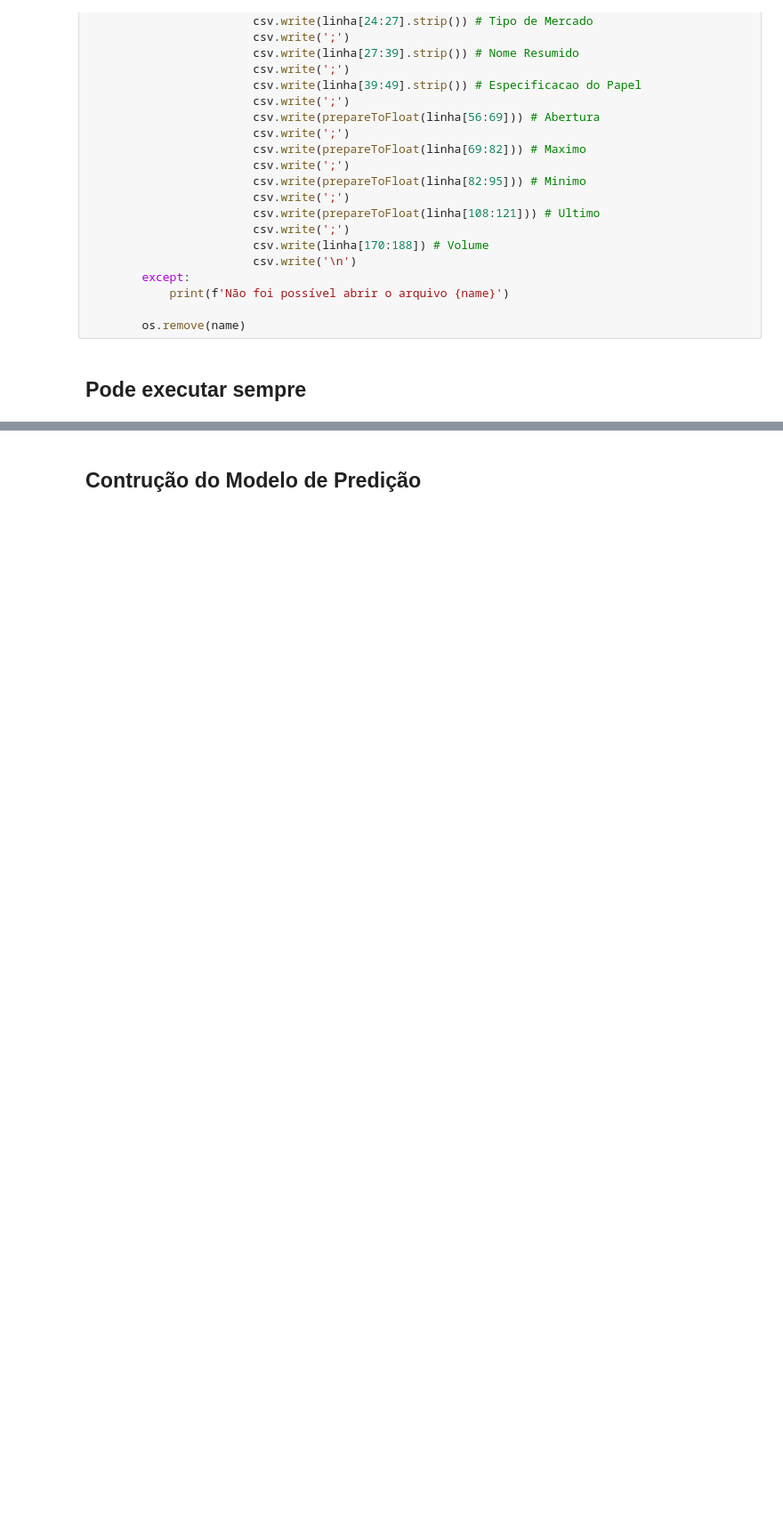
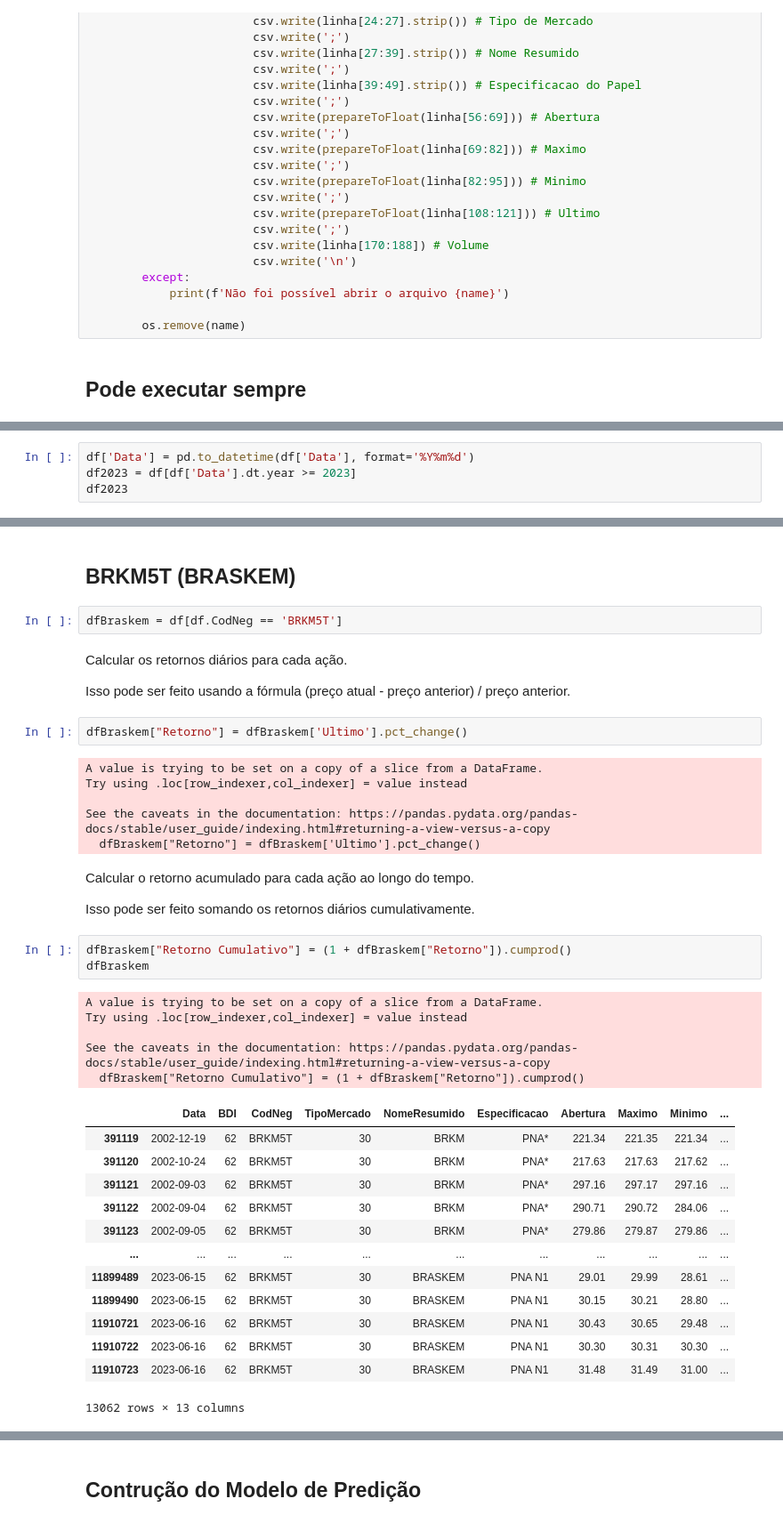
Before and after one commit to marciopmm/DataScienceProjects, a Jupyter notebook: Estudo-AtivosB3/Estudo.ipynb, the cells around one changed output, grey strips where cells are left out. Shown: that part at 89% size. Drawn from its saved outputs; the diff is of its cells as text; blank space fills up the shorter version.

```diff
--- a/Estudo-AtivosB3/Estudo.ipynb
+++ b/Estudo-AtivosB3/Estudo.ipynb
@@ -169,0 +157,4 @@ memory usage: 999.6+ MB
+# %%
+df['Data'] = pd.to_datetime(df['Data'], format='%Y%m%d')
+df2023 = df[df['Data'].dt.year >= 2023]
+df2023
@@ -170 +191,43 @@ memory usage: 999.6+ MB
+# %% [markdown]
+## BRKM5T (BRASKEM)
+# %%
+dfBraskem = df[df.CodNeg == 'BRKM5T']
+# %% [markdown]
+Calcular os retornos diários para cada ação.
+
+Isso pode ser feito usando a fórmula (preço atual - preço anterior) / preço anterior.
+# %%
+dfBraskem["Retorno"] = dfBraskem['Ultimo'].pct_change()
+# %% [output]
+A value is trying to be set on a copy of a slice from a DataFrame.
+Try using .loc[row_indexer,col_indexer] = value instead
+
+See the caveats in the documentation: https://pandas.pydata.org/pandas-docs/stable/user_guide/indexing.html#returning-a-view-versus-a-copy
+  dfBraskem["Retorno"] = dfBraskem['Ultimo'].pct_change()
+# %% [markdown]
+Calcular o retorno acumulado para cada ação ao longo do tempo.
+
+Isso pode ser feito somando os retornos diários cumulativamente.
+# %%
+dfBraskem["Retorno Cumulativo"] = (1 + dfBraskem["Retorno"]).cumprod()
+dfBraskem
+# %% [output]
+A value is trying to be set on a copy of a slice from a DataFrame.
+Try using .loc[row_indexer,col_indexer] = value instead
+
+See the caveats in the documentation: https://pandas.pydata.org/pandas-docs/stable/user_guide/indexing.html#returning-a-view-versus-a-copy
+  dfBraskem["Retorno Cumulativo"] = (1 + dfBraskem["Retorno"]).cumprod()
+|  | Data | BDI | CodNeg | TipoMercado | NomeResumido | Especificacao | Abertura | Maximo | Minimo | ... |
+| 391119 | 2002-12-19 | 62 | BRKM5T | 30 | BRKM | PNA* | 221.34 | 221.35 | 221.34 | ... |
+| 391120 | 2002-10-24 | 62 | BRKM5T | 30 | BRKM | PNA* | 217.63 | 217.63 | 217.62 | ... |
+| 391121 | 2002-09-03 | 62 | BRKM5T | 30 | BRKM | PNA* | 297.16 | 297.17 | 297.16 | ... |
+| 391122 | 2002-09-04 | 62 | BRKM5T | 30 | BRKM | PNA* | 290.71 | 290.72 | 284.06 | ... |
+| 391123 | 2002-09-05 | 62 | BRKM5T | 30 | BRKM | PNA* | 279.86 | 279.87 | 279.86 | ... |
+| ... | ... | ... | ... | ... | ... | ... | ... | ... | ... | ... |
+| 11899489 | 2023-06-15 | 62 | BRKM5T | 30 | BRASKEM | PNA N1 | 29.01 | 29.99 | 28.61 | ... |
+| 11899490 | 2023-06-15 | 62 | BRKM5T | 30 | BRASKEM | PNA N1 | 30.15 | 30.21 | 28.80 | ... |
+| 11910721 | 2023-06-16 | 62 | BRKM5T | 30 | BRASKEM | PNA N1 | 30.43 | 30.65 | 29.48 | ... |
+| 11910722 | 2023-06-16 | 62 | BRKM5T | 30 | BRASKEM | PNA N1 | 30.30 | 30.31 | 30.30 | ... |
+| 11910723 | 2023-06-16 | 62 | BRKM5T | 30 | BRASKEM | PNA N1 | 31.48 | 31.49 | 31.00 | ... |
+13062 rows × 13 columns
 # %%
```
Also changed, not shown: parts of 32 cells of this notebook, 2 other files.
